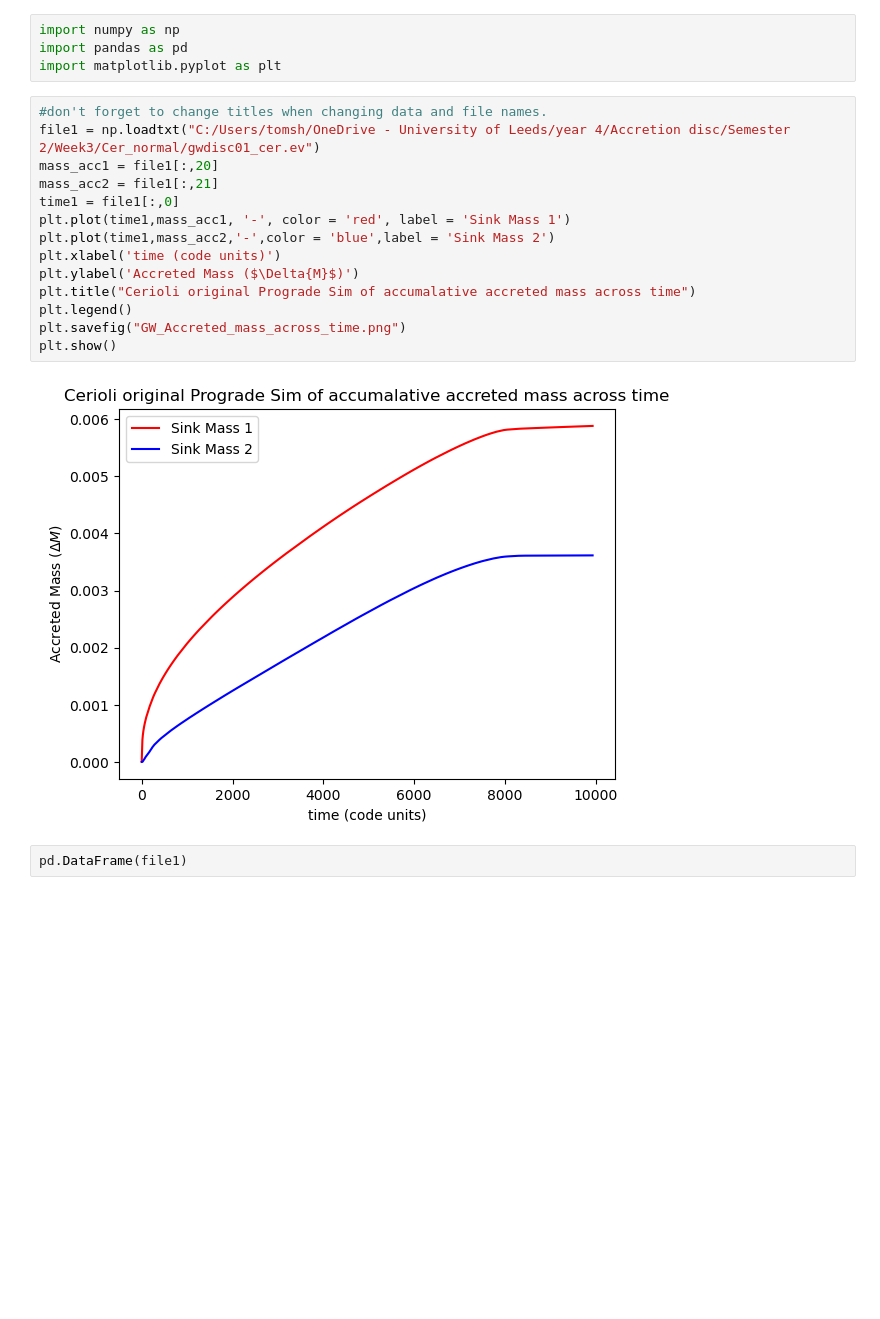
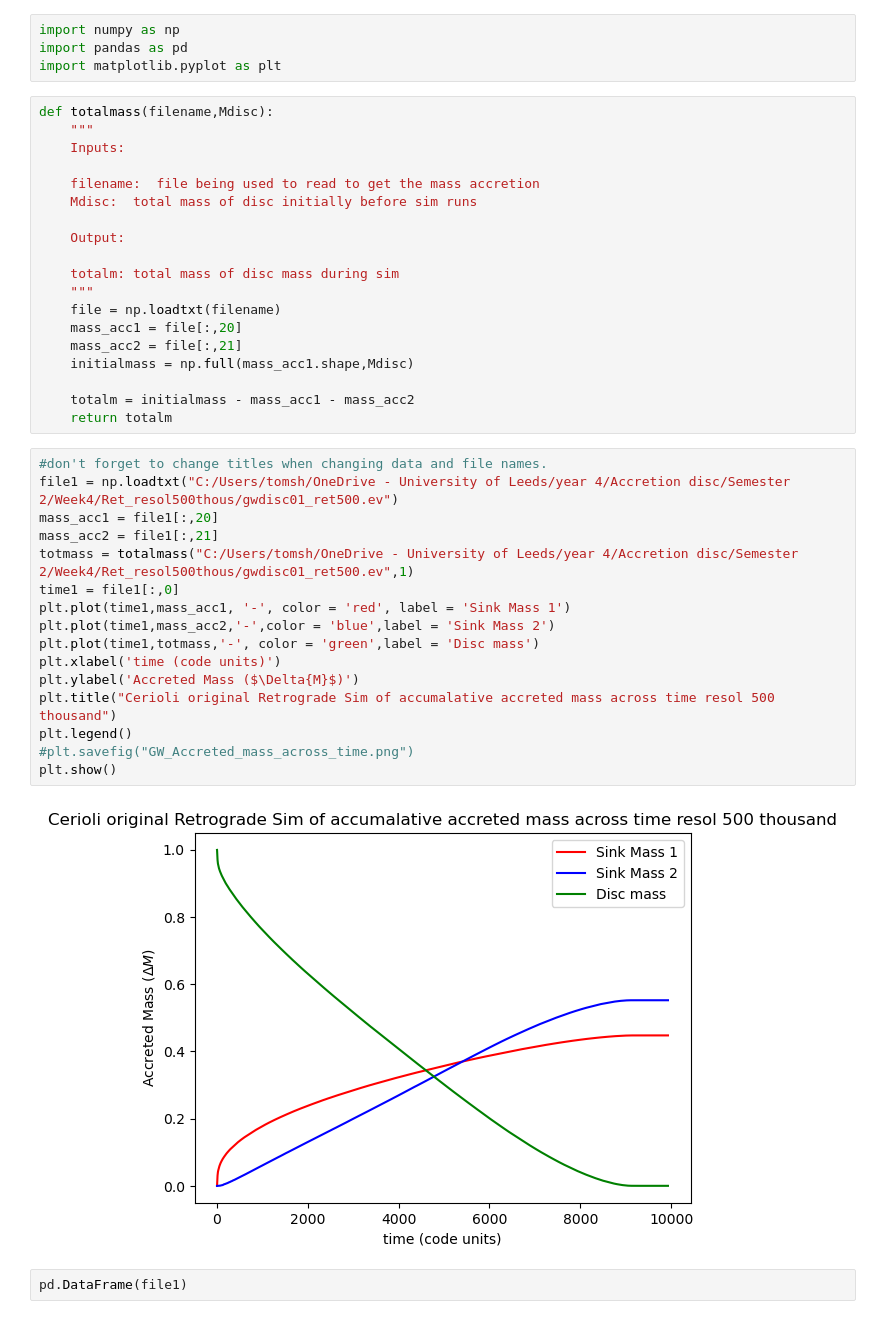
Before and after one commit to tomshilling04/physics_repo, a Jupyter notebook: Accretion_rate.ipynb, the cells around one changed output. Cells and saved outputs as stored; diff of their text form; blank space fills up the shorter version.

Commit message:
feat: new total mass line in accreted mass graph

```diff
--- a/Accretion_rate.ipynb
+++ b/Accretion_rate.ipynb
@@ -2,22 +2,43 @@
 import numpy as np
 import pandas as pd
 import matplotlib.pyplot as plt
+# %%
+def totalmass(filename,Mdisc):
+    """
+    Inputs:
+
+    filename:  file being used to read to get the mass accretion
+    Mdisc:  total mass of disc initially before sim runs
+
+    Output:
+
+    totalm: total mass of disc mass during sim
+    """
+    file = np.loadtxt(filename)
+    mass_acc1 = file[:,20]
+    mass_acc2 = file[:,21]
+    initialmass = np.full(mass_acc1.shape,Mdisc)
+
+    totalm = initialmass - mass_acc1 - mass_acc2
+    return totalm
 # %%
 #don't forget to change titles when changing data and file names.
-file1 = np.loadtxt("C:/Users/tomsh/OneDrive - University of Leeds/year 4/Accretion disc/Semester 2/Week3/Cer_normal/gwdisc01_cer.ev")
+file1 = np.loadtxt("C:/Users/tomsh/OneDrive - University of Leeds/year 4/Accretion disc/Semester 2/Week4/Ret_resol500thous/gwdisc01_ret500.ev")
 mass_acc1 = file1[:,20]
 mass_acc2 = file1[:,21]
+totmass = totalmass("C:/Users/tomsh/OneDrive - University of Leeds/year 4/Accretion disc/Semester 2/Week4/Ret_resol500thous/gwdisc01_ret500.ev",1)
 time1 = file1[:,0]
 plt.plot(time1,mass_acc1, '-', color = 'red', label = 'Sink Mass 1')
 plt.plot(time1,mass_acc2,'-',color = 'blue',label = 'Sink Mass 2')
+plt.plot(time1,totmass,'-', color = 'green',label = 'Disc mass')
 plt.xlabel('time (code units)')
 plt.ylabel('Accreted Mass ($\Delta{M}$)')
-plt.title("Cerioli original Prograde Sim of accumalative accreted mass across time")
+plt.title("Cerioli original Retrograde Sim of accumalative accreted mass across time resol 500 thousand")
 plt.legend()
-plt.savefig("GW_Accreted_mass_across_time.png")
+#plt.savefig("GW_Accreted_mass_across_time.png")
 plt.show()
 # %% [output]
-[figure, old version]
+[figure, new version]
 # %%
 pd.DataFrame(file1)
 # %% [output]
```
Also changed, not shown: parts of 1 cell of this notebook.
